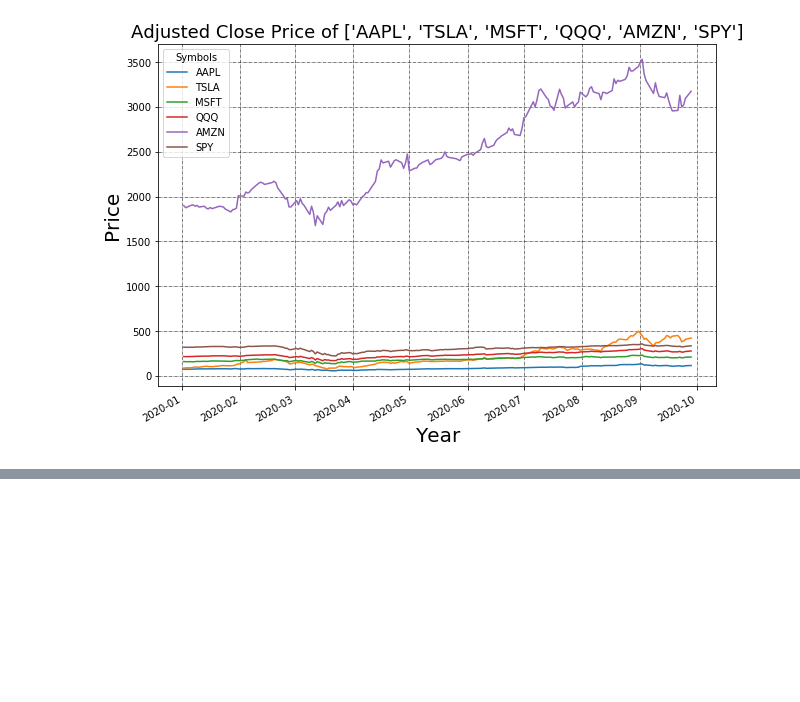
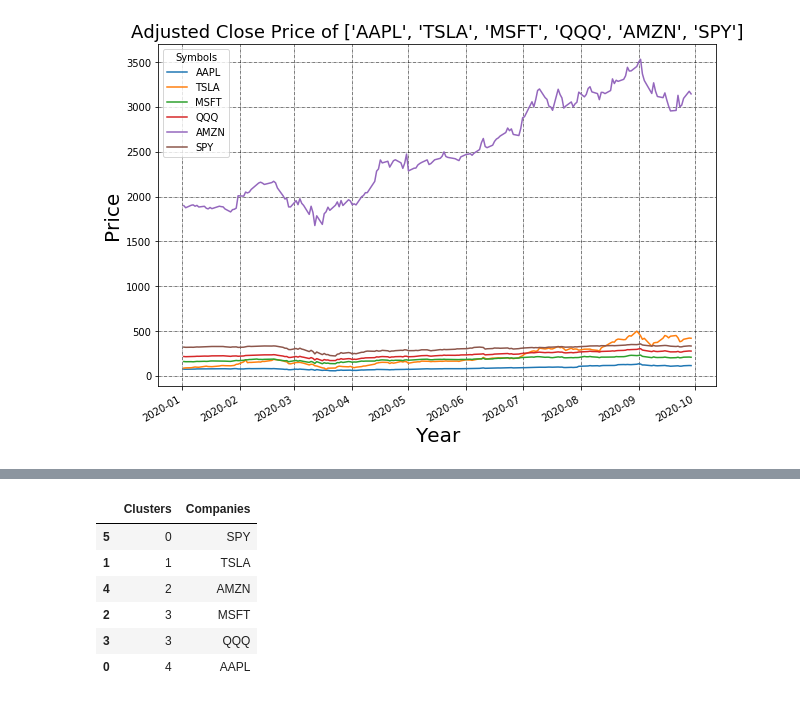
Before and after one commit to JLiang7/Stock-Market-Modeling, a Jupyter notebook: Proj_Stock_Modeling_API.ipynb, the cells around one changed output, grey strips where cells are left out. Drawn from its saved outputs; the diff is of its cells as text; code cells hidden in the pictures; blank space fills up the shorter version.

```diff
--- a/Proj_Stock_Modeling_API.ipynb
+++ b/Proj_Stock_Modeling_API.ipynb
@@ -77,0 +95,24 @@ predictions = pipeline.predict(Stock_df['Adj Close'])
+# %%
+# Import Principal Components Analysis
+from sklearn.decomposition import PCA
+normalizer = Normalizer()
+# PCA to reduce dimension
+pca_stock = PCA( n_components = 2)
+
+kmeans = KMeans( n_clusters = 5, max_iter = 1000, random_state = 1)
+# Include Pca into pipeline
+pipeline_pca = make_pipeline( normalizer, pca_stock, kmeans)
+
+pipeline_pca.fit(np.array(Stock_df['Adj Close']).T)
+predictions = pipeline_pca.predict(np.array(Stock_df['Adj Close']).T)
+# Check Clustering
+df_cluster_2 = pd.DataFrame( {'Clusters': predictions, 'Companies': Tickers}).sort_values( by =['Clusters'], axis = 0)
+df_cluster_2
+# %% [output]
+|  | Clusters | Companies |
+| 5 | 0 | SPY |
+| 1 | 1 | TSLA |
+| 4 | 2 | AMZN |
+| 2 | 3 | MSFT |
+| 3 | 3 | QQQ |
+| 0 | 4 | AAPL |
```
Also changed, not shown: parts of 7 cells of this notebook.
